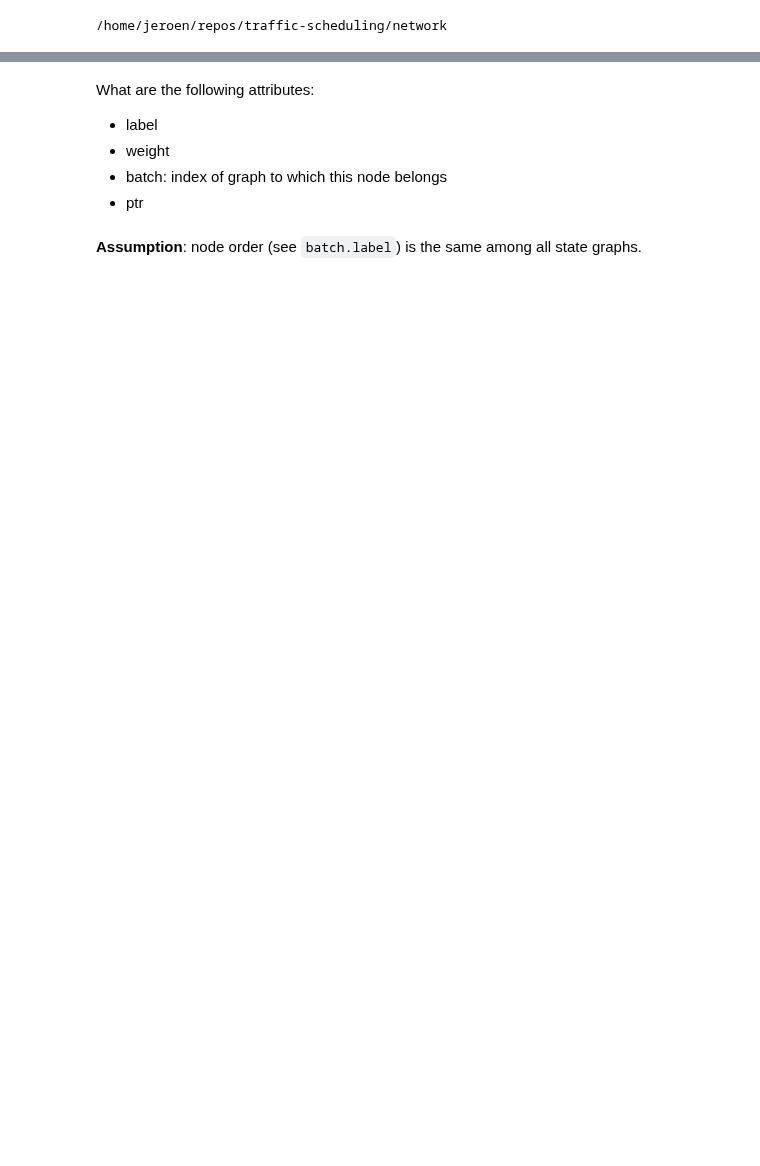
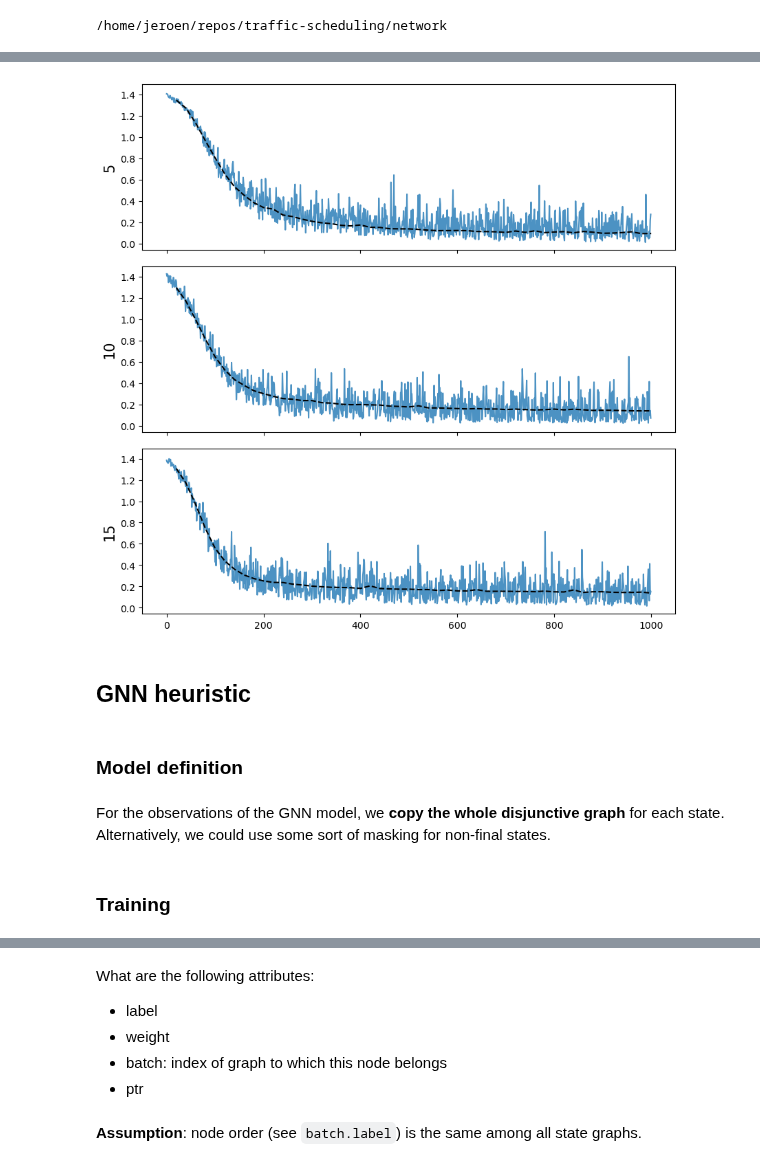
Before and after one commit to jeroenvanriel/traffic-scheduling, a Jupyter notebook: network/imitation_learning.ipynb, the cells around one changed output, grey strips where cells are left out. Cells and saved outputs as stored; diff of their text form; code cells hidden in the pictures; blank space fills up the shorter version.

```diff
--- a/network/imitation_learning.ipynb
+++ b/network/imitation_learning.ipynb
@@ -75,0 +29,6 @@ We solve a couple of instances and collect all the state-action pairs in a singl
+# %%
+data = pd.DataFrame([
+    [5,  2, 1],
+    [10, 2, 1],
+    [15, 2, 1],
+], columns=['n_arrivals', 'grid_m', 'grid_n'])
@@ -75,0 +37,2 @@ We solve a couple of instances and collect all the state-action pairs in a singl
+# %%
+data[['G', 'routes']] = data.apply(lambda row: generate_grid_network(row['grid_m'], row['grid_n']), axis=1, result_type='expand')
@@ -75,0 +41,5 @@ We solve a couple of instances and collect all the state-action pairs in a singl
+# %%
+train, test = {}, {}
+for i, row in data.iterrows():
+    train[i] = pd.read_pickle(f'data/train_{i}.pkl')
+    test[i] = pd.read_pickle(f'data/test_{i}.pkl')
@@ -75,0 +48,7 @@ We solve a couple of instances and collect all the state-action pairs in a singl
+# %%
+N_train, N_test = 100, 100
+train, test = {}, {}
+for i, row in data.iterrows():
+    f = lambda: generate_simple_instance(row['G'], row['routes'], arrivals_per_route=row['n_arrivals'])
+    train[i] = pd.DataFrame(zip([f() for _ in range(N_train)]), columns=['instance'])
+    test[i] = pd.DataFrame(zip([f() for _ in range(N_test)]), columns=['instance'])
@@ -75,0 +446,24 @@ We solve a couple of instances and collect all the state-action pairs in a singl
+# %%
+fig = plt.figure(figsize=(10,10))
+gs = fig.add_gridspec(nrows=len(neural_train_losses), ncols=1, hspace=0.1, wspace=0.1)
+axes = gs.subplots(sharex=True, sharey=True)
+for ax, train_losses, val_losses in zip(axes.T.flatten(), neural_train_losses, neural_val_losses):
+    ax.plot(train_losses, alpha=0.8, label='training')
+    val_t = np.array(range(1, 1 + total_steps // val_steps)) * val_steps
+    ax.plot(val_t, val_losses, '--k', label='validation')
+    #ax.set(xlabel='step')
+
+for ax, label in zip(axes, ['5', '10', '15']):
+    ax.set_ylabel(label, size=15)
+
+#plt.legend() # single legend in last ax
+plt.savefig(f'neural_fit.pdf')
+plt.show()
+# %% [output]
+[figure, added]
+# %% [markdown]
+## GNN heuristic
+# %% [markdown]
+### Model definition
+# %% [markdown]
+For the observations of the GNN model, we **copy the whole disjunctive graph** for each state. Alternatively, we could use some sort of masking for non-final states.
@@ -75,0 +523,2 @@ We solve a couple of instances and collect all the state-action pairs in a singl
+# %% [markdown]
+### Training
```
Also changed, not shown: parts of 56 cells of this notebook, 2 other files.
